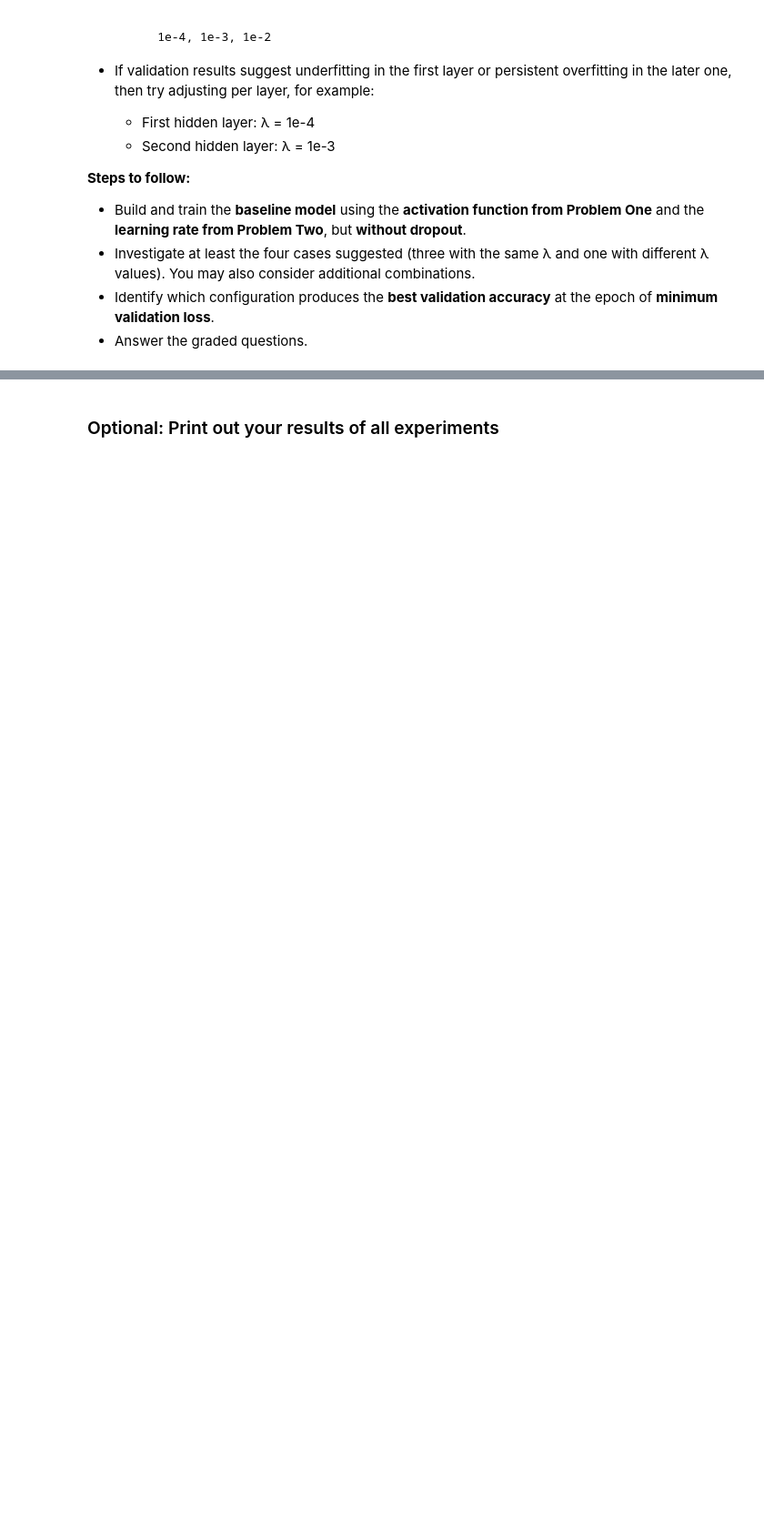
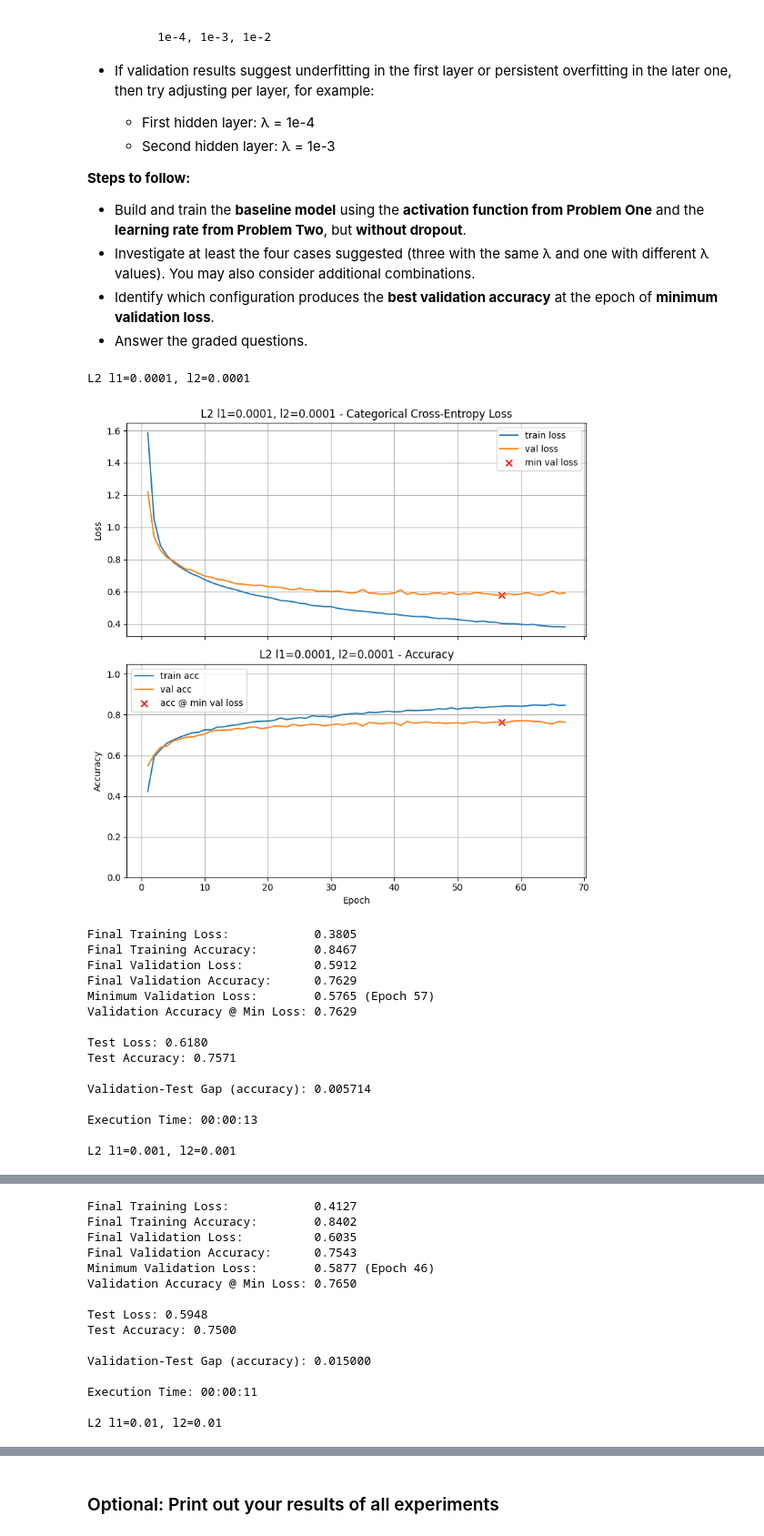
Before and after one commit to paumar2/bu-dx703-pmm, a Jupyter notebook: Homework_03.ipynb, the cells around one changed output, grey strips where cells are left out. Shown at 91% size. Saved outputs shown, nothing was run; the diff lists cells and outputs as text; code cells hidden in the pictures; blank space fills up the shorter version.

```diff
--- a/Homework_03.ipynb
+++ b/Homework_03.ipynb
@@ -717,3 +841,33 @@ In this problem, you will explore how **L2 regularization** (also called *weight
 * Answer the graded questions.
 # %%
 # Your code here. Add as many cells as you need.
+#use best variables from prev. problems
+l2_vals = [(1e-4, 1e-4), (1e-3, 1e-3), (1e-2, 1e-2), (1e-4, 1e-3)]
+#create function to run diff dropouts on
+def baseline_mod_l2(l2_1, l2_2, title):
+    model = build_model(X_train.shape[-1], [(64, 'relu', l2_1, 0.1), (32, 'relu', l2_2, 0.3)], n_classes)
+    return train_and_test(model, lr_schedule=1e-3, title=title)
+
+#for loop to run over each val.
+results = {} #store results
+for (l2_1, l2_2) in l2_vals:
+    title=f"L2 l1={l2_1}, l2={l2_2}"
+    baseline_mod_do(l2_1, l2_2, title)
+# %% [output]
+L2 l1=0.0001, l2=0.0001
+[figure, added]
+Final Training Loss:            0.3805
+Final Training Accuracy:        0.8467
+Final Validation Loss:          0.5912
+Final Validation Accuracy:      0.7629
+Minimum Validation Loss:        0.5765 (Epoch 57)
+Validation Accuracy @ Min Loss: 0.7629
+
+Test Loss: 0.6180
+Test Accuracy: 0.7571
+
+Validation-Test Gap (accuracy): 0.005714
+
+Execution Time: 00:00:13
+
+L2 l1=0.001, l2=0.001
@@ -719,0 +875,15 @@ In this problem, you will explore how **L2 regularization** (also called *weight
+Final Training Loss:            0.4127
+Final Training Accuracy:        0.8402
+Final Validation Loss:          0.6035
+Final Validation Accuracy:      0.7543
+Minimum Validation Loss:        0.5877 (Epoch 46)
+Validation Accuracy @ Min Loss: 0.7650
+
+Test Loss: 0.5948
+Test Accuracy: 0.7500
+
+Validation-Test Gap (accuracy): 0.015000
+
+Execution Time: 00:00:11
+
+L2 l1=0.01, l2=0.01
```
Also changed, not shown: parts of 39 cells of this notebook.
